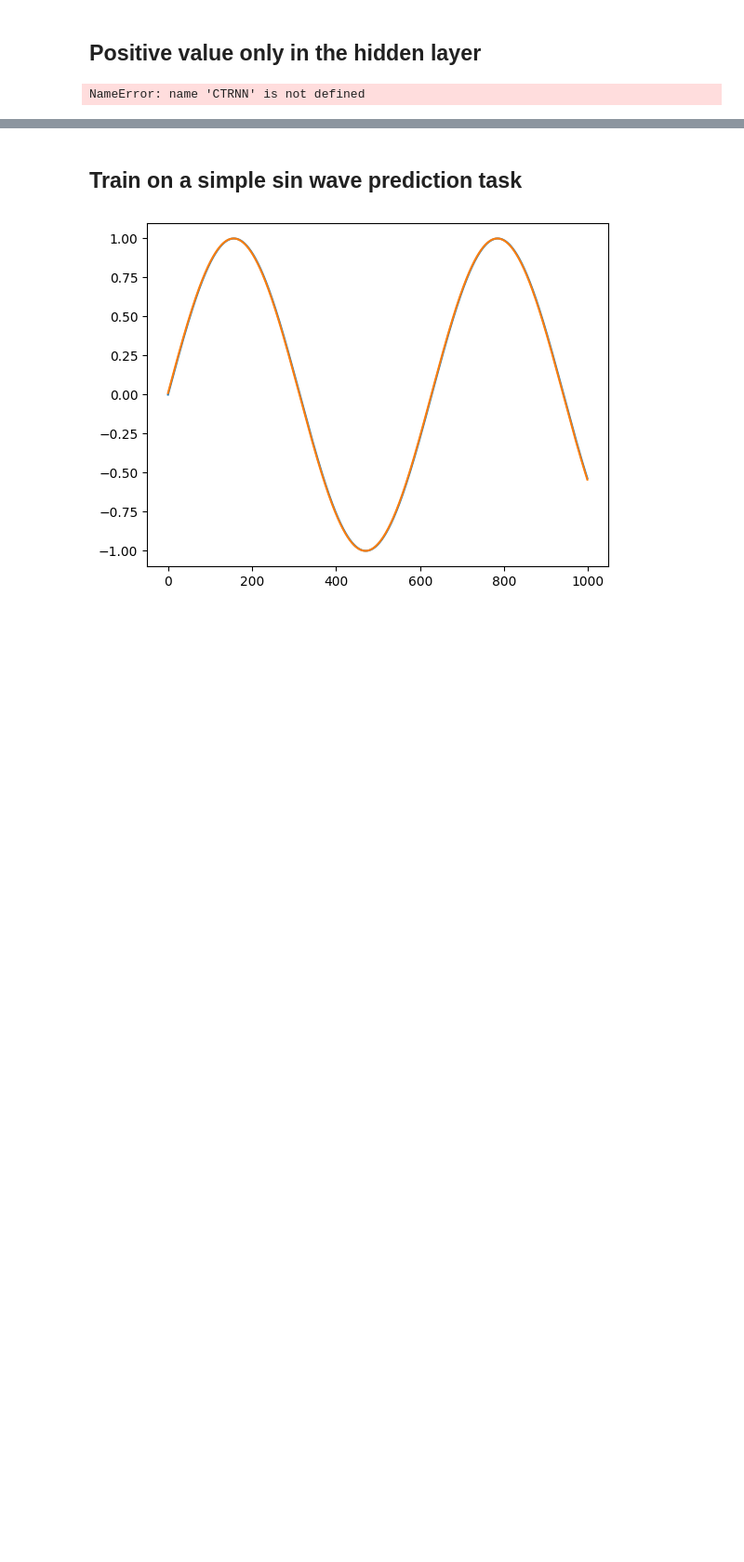
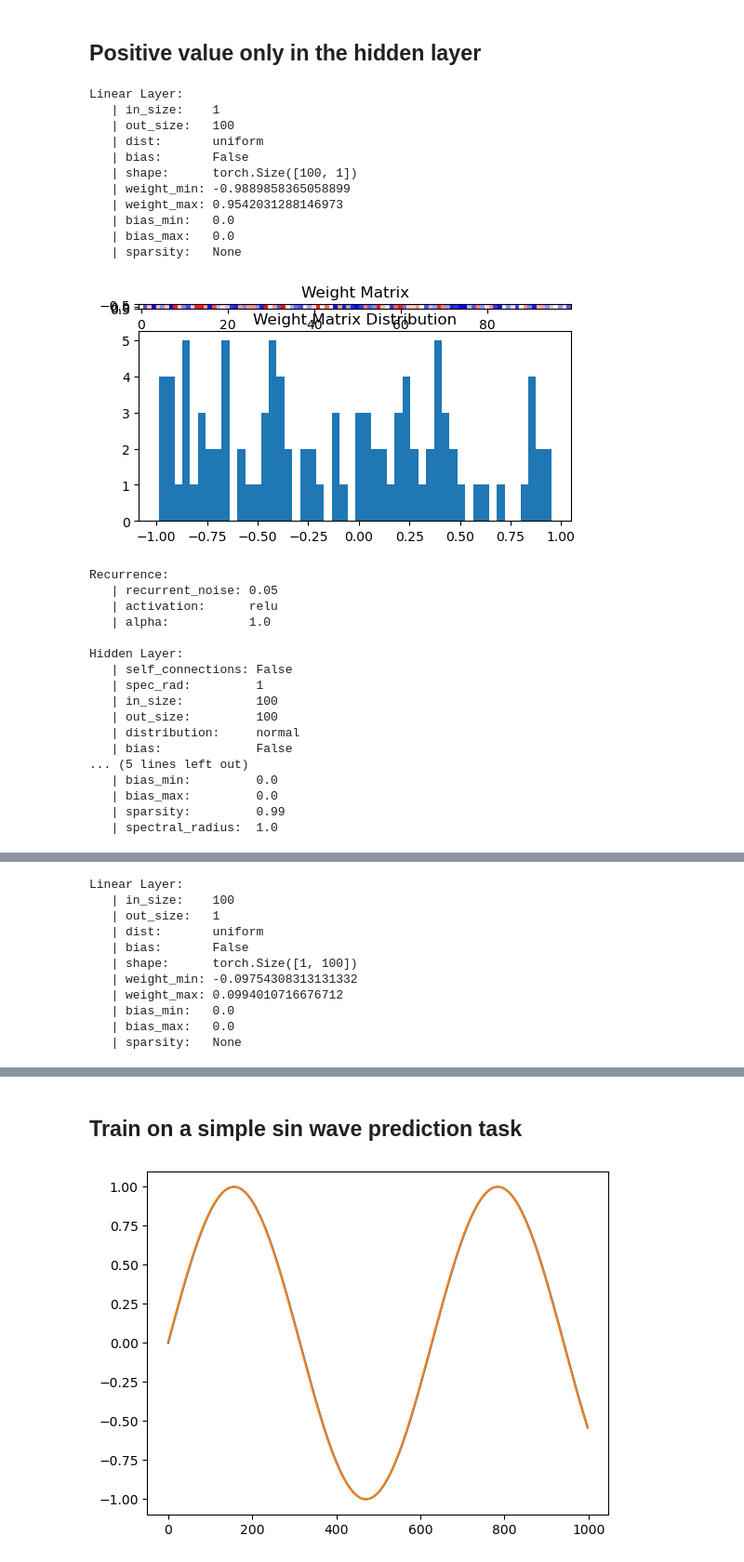
Before and after one commit to NN4Neurosim/nn4n, a Jupyter notebook: examples/CTRNN.ipynb, the cells around one changed output, grey strips where cells are left out. Shown at 93% size. Cells and saved outputs as stored; diff of their text form; code cells hidden in the pictures; blank space fills up the shorter version.

Commit message:
fixed bugs and added save/load in CTRNN

```diff
--- a/examples/CTRNN.ipynb
+++ b/examples/CTRNN.ipynb
@@ -71,6 +66,34 @@ Linear Layer:
 ## Positive value only in the hidden layer
 # %%
 rnn = CTRNN(allow_neg=[True, False, True])
-rnn.print_model()
+rnn.print_layers()
 # %% [output]
-NameError: name 'CTRNN' is not defined
+Linear Layer:
+   | in_size:    1
+   | out_size:   100
+   | dist:       uniform
+   | bias:       False
+   | shape:      torch.Size([100, 1])
+   | weight_min: -0.9889858365058899
+   | weight_max: 0.9542031288146973
+   | bias_min:   0.0
+   | bias_max:   0.0
+   | sparsity:   None
+[figure, added]
+Recurrence:
+   | recurrent_noise: 0.05
+   | activation:      relu
+   | alpha:           1.0
+
+Hidden Layer:
+   | self_connections: False
+   | spec_rad:         1
+   | in_size:          100
+   | out_size:         100
+   | distribution:     normal
+   | bias:             False
+... (5 lines left out)
+   | bias_min:         0.0
+   | bias_max:         0.0
+   | sparsity:         0.99
+   | spectral_radius:  1.0
@@ -76,0 +101,11 @@ NameError: name 'CTRNN' is not defined
+Linear Layer:
+   | in_size:    100
+   | out_size:   1
+   | dist:       uniform
+   | bias:       False
+   | shape:      torch.Size([1, 100])
+   | weight_min: -0.09754308313131332
+   | weight_max: 0.0994010716676712
+   | bias_min:   0.0
+   | bias_max:   0.0
+   | sparsity:   None
```
Also changed, not shown: parts of 10 cells of this notebook, 9 other files.
